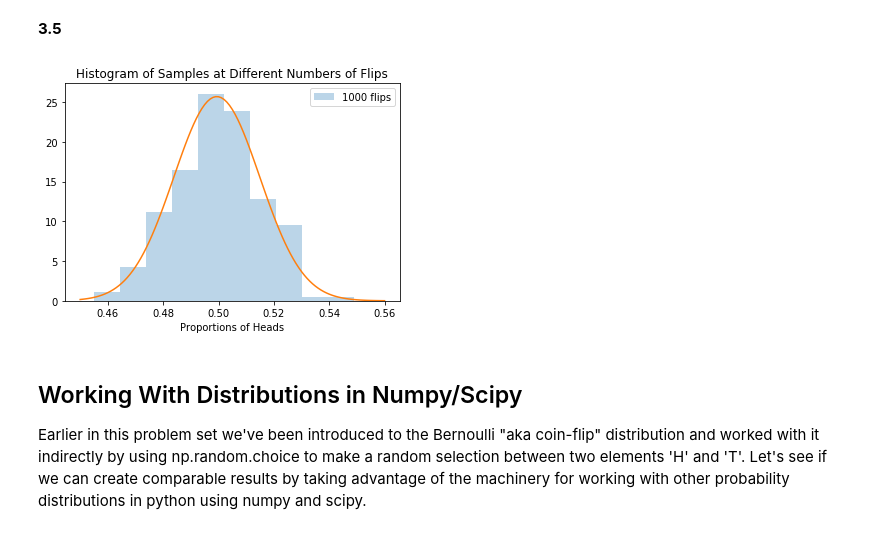
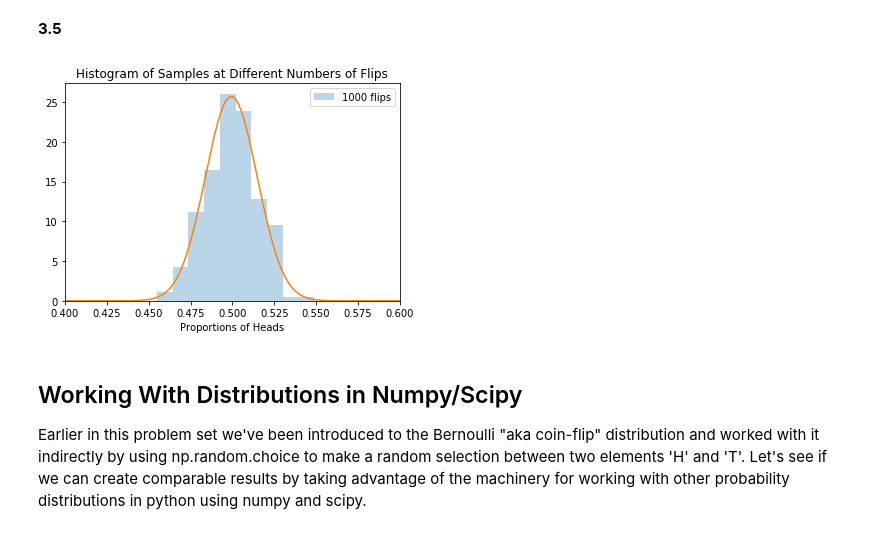
Before and after one commit to HaydenSansum/Preprep, a Jupyter notebook: pretest 2019/IACS_HW0_2019-HS.ipynb, the cells around one changed output. Drawn from its saved outputs; the diff is of its cells as text; code cells hidden in the pictures.

```diff
--- a/pretest 2019/IACS_HW0_2019-HS.ipynb
+++ b/pretest 2019/IACS_HW0_2019-HS.ipynb
@@ -815,16 +813,17 @@ x_axis = np.arange(0.45, 0.56, 0.001)
 # %%
-# your code here
+x_axis = np.arange(0, 1, 0.001)
 gaussian = sp.stats.norm(mean_1000, np.sqrt(var_1000)).pdf(x_axis)
 
 # code for your plot here
 plt.hist(proportions_at_n_flips_1000, alpha=0.3, density=True, label='1000 flips')
 plt.plot(x_axis,gaussian)
 plt.title("Histogram of Samples at Different Numbers of Flips")
 plt.xlabel("Proportions of Heads")
 plt.legend(loc='upper right')
+plt.xlim(0.4, 0.6)
 plt.show()
 # %% [output]
-[figure, old version]
+[figure, new version]
 # %% [markdown]
 ## Working With Distributions in Numpy/Scipy
 
```
Also changed, not shown: parts of 19 cells of this notebook.
